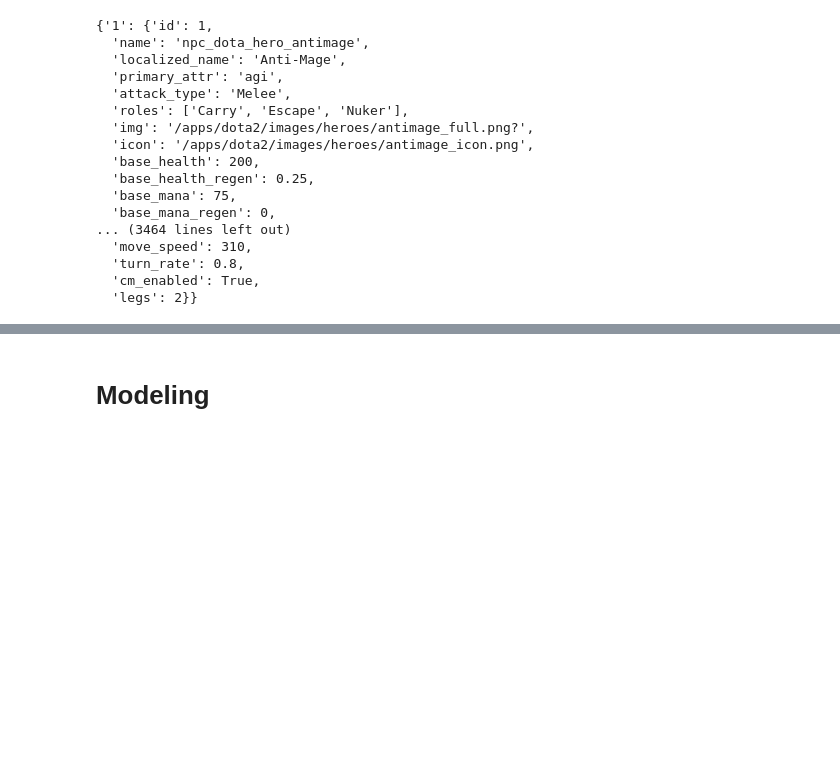
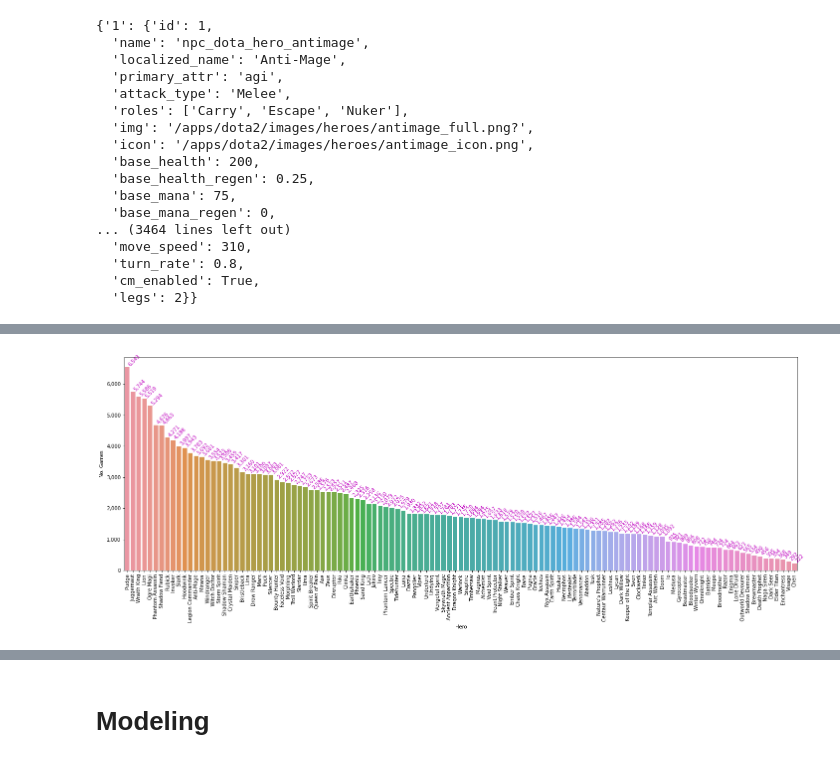
Before and after one commit to Lionslicer-Coding/Dota2Project, a Jupyter notebook: index.ipynb, the cells around one changed output, grey strips where cells are left out. Cells and saved outputs as stored; diff of their text form; code cells hidden in the pictures; blank space fills up the shorter version.

Commit message:
added explanations and visualizations

```diff
--- a/index.ipynb
+++ b/index.ipynb
@@ -189,15 +200,3 @@ heroes
   'turn_rate': 0.8,
   'cm_enabled': True,
   'legs': 2}}
-# %%
-game_stats = {'hero' : [], 'games' : [], 'wins' : []}
-for i in range(1, 23, 1):
-    total_games = df2.iloc[:,i+1].sum() + df2.iloc[:,i+121].sum()
-    hero_radiant_wins = sum(df2['radiant_win'] & df2.iloc[:,i+1])
-    hero_dire_games = sum(df2['radiant_win'] & df2.iloc[:,i+121])
-    wins =  hero_radiant_wins + hero_dire_wins
-    game_stats['hero'].append('{}'.format(heroes['{}'.format(i)]['localized_name']))
-    game_stats['games'].append(total_games)
-    game_stats['wins'].append(wins)
-
-game_stats
@@ -205,0 +285,3 @@ ValueError: The truth value of a Series is ambiguous. Use a.empty, a.bool(), a.i
+# %%
+stat_df = pd.DataFrame(game_stats)
+stat_df.head()
@@ -205,0 +295,17 @@ ValueError: The truth value of a Series is ambiguous. Use a.empty, a.bool(), a.i
+# %%
+stat_df = stat_df.sort_values(['games'], ascending=False).reset_index(drop=True)
+# %%
+plt.figure(figsize=(20,8))
+# plot barh chart with index as x values
+ax = sns.barplot(stat_df.hero, stat_df.games)
+ax.get_yaxis().set_major_formatter(plt.FuncFormatter(lambda x, loc: "{:,}".format(int(x))))
+ax.set(xlabel="Hero", ylabel='No. Games')
+# add proper Heroes as x labels
+ax.set_xticklabels(stat_df.hero)
+for item in ax.get_xticklabels(): item.set_rotation(90)
+for i, v in enumerate(stat_df["games"].iteritems()):
+    ax.text(i ,v[1], "{:,}".format(v[1]), color='m', va ='bottom', rotation=45)
+plt.tight_layout()
+plt.show()
+# %% [output]
+[figure, added]
```
Also changed, not shown: parts of 14 cells of this notebook.
